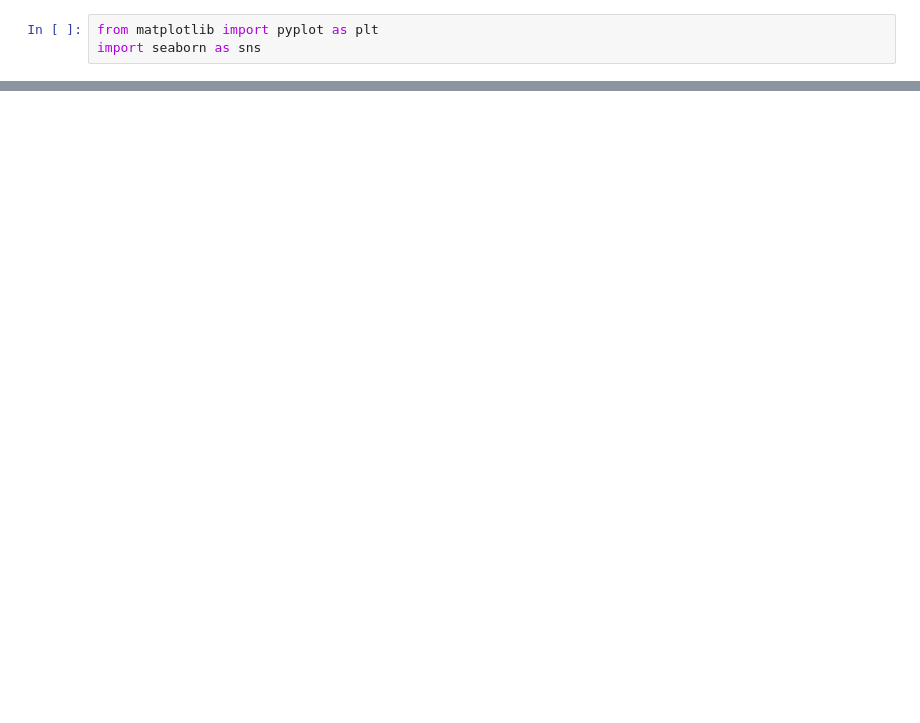
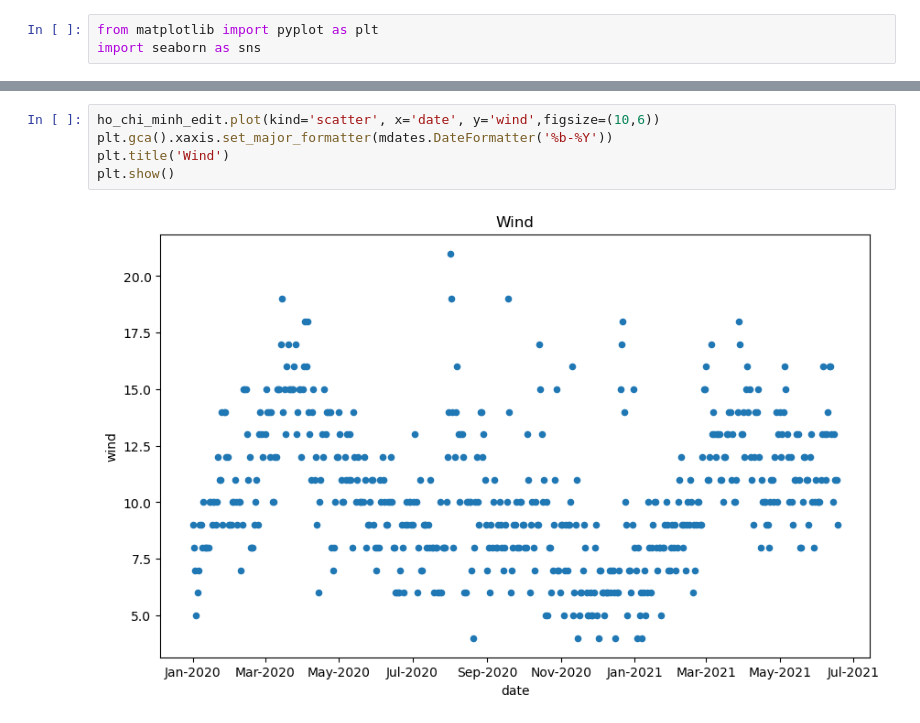
Before and after one commit to Me3paw/TTNT, a Jupyter notebook: bai_tap_lon2_TTNT (2).ipynb, the cells around one changed output, grey strips where cells are left out. Saved outputs shown, nothing was run; the diff lists cells and outputs as text; blank space fills up the shorter version.

```diff
--- a/bai_tap_lon2_TTNT (2).ipynb
+++ b/bai_tap_lon2_TTNT (2).ipynb
@@ -154,0 +108,7 @@ plt.gca().spines[['top', 'right',]].set_visible(False)
+# %%
+ho_chi_minh_edit.plot(kind='scatter', x='date', y='wind',figsize=(10,6))
+plt.gca().xaxis.set_major_formatter(mdates.DateFormatter('%b-%Y'))
+plt.title('Wind')
+plt.show()
+# %% [output]
+[figure, added]
```
Also changed, not shown: parts of 27 cells of this notebook.
